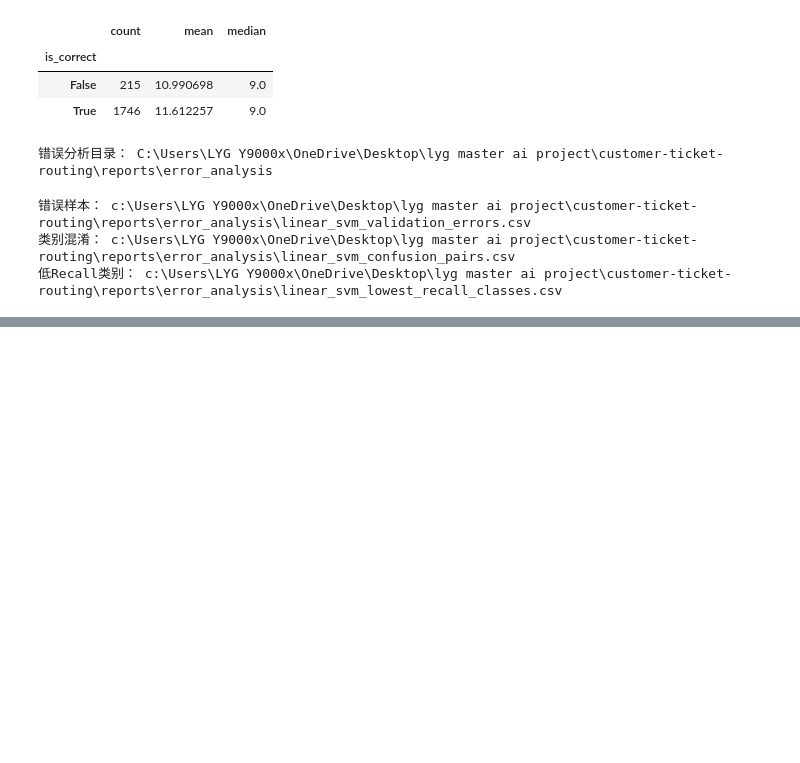
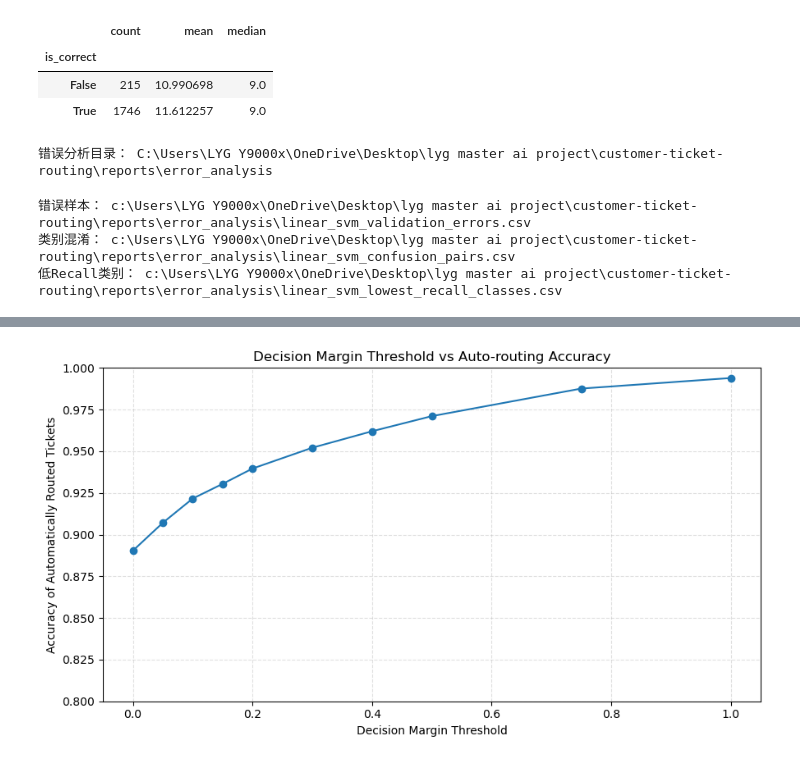
Before and after one commit to shdbdud/customer-ticket-routing, a Jupyter notebook: mlbaseline ver.1.ipynb, the cells around one changed output, grey strips where cells are left out. Drawn from its saved outputs; the diff is of its cells as text; code cells hidden in the pictures; blank space fills up the shorter version.

```diff
--- a/mlbaseline ver.1.ipynb
+++ b/mlbaseline ver.1.ipynb
@@ -3698,0 +3737,17 @@ print("低Recall类别：", LOWEST_RECALL_PATH)
+# %%
+# Cell 130：定义候选阈值
+
+MARGIN_THRESHOLDS = [
+    0.00,
+    0.05,
+    0.10,
+    0.15,
+    0.20,
+    0.30,
+    0.40,
+    0.50,
+    0.75,
+    1.00
+]
+
+print("待测试阈值：", MARGIN_THRESHOLDS)
@@ -3698,0 +3894,43 @@ print("低Recall类别：", LOWEST_RECALL_PATH)
+# %%
+# Cell 133：决策阈值与自动处理Accuracy
+
+import matplotlib.pyplot as plt
+
+
+figure, axis = plt.subplots(
+    figsize=(9, 5)
+)
+
+axis.plot(
+    threshold_analysis_df[
+        "margin_threshold"
+    ],
+    threshold_analysis_df[
+        "auto_accuracy"
+    ],
+    marker="o"
+)
+
+axis.set_title(
+    "Decision Margin Threshold vs Auto-routing Accuracy"
+)
+
+axis.set_xlabel(
+    "Decision Margin Threshold"
+)
+
+axis.set_ylabel(
+    "Accuracy of Automatically Routed Tickets"
+)
+
+axis.set_ylim(0.80, 1.00)
+
+axis.grid(
+    linestyle="--",
+    alpha=0.4
+)
+
+plt.tight_layout()
+plt.show()
+# %% [output]
+[figure, added]
```
Also changed, not shown: parts of 30 cells of this notebook.
